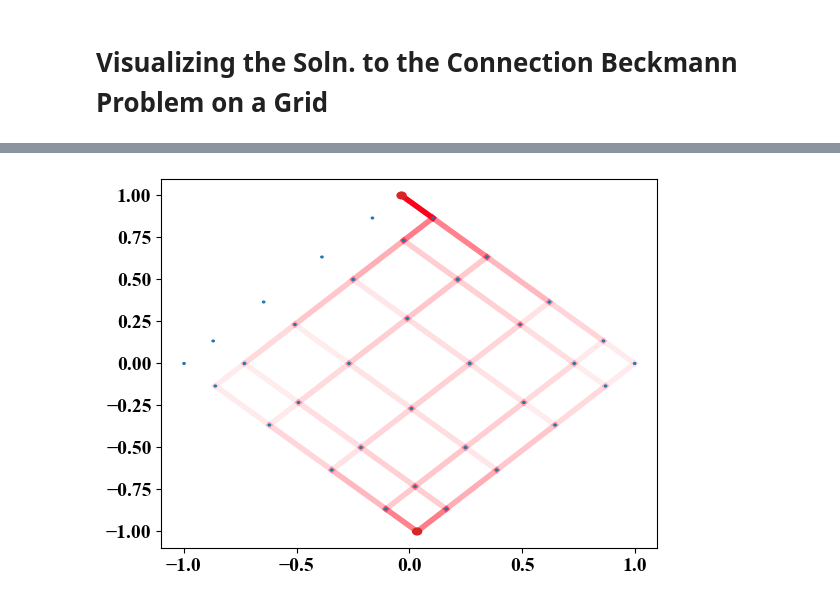
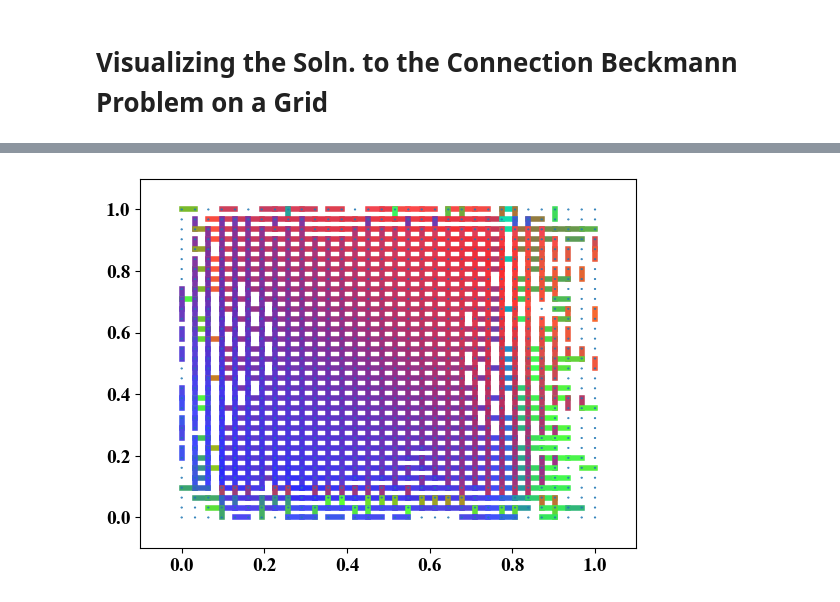
Before and after one commit to sawyer-jack-1/connection-graph-wasserstein, a Jupyter notebook: connection_beckmann_grid.ipynb, the cells around one changed output, grey strips where cells are left out. Drawn from its saved outputs; the diff is of its cells as text; code cells hidden in the pictures.

Commit message:
Working on visualization/embeddings

```diff
--- a/connection_beckmann_grid.ipynb
+++ b/connection_beckmann_grid.ipynb
@@ -15,17 +17,16 @@ from tqdm import tqdm
 Initialize the grid graph
 # %%
 
-GRID_WIDTH = 6
-GRID_HEIGHT = 6
-INTRINSIC_DIM = 2
+GRID_WIDTH = 32
+GRID_HEIGHT = 32
+INTRINSIC_DIM = 3
 
-ADD_ROTATIONAL_PERTURBATION = True
+ADD_ROTATIONAL_PERTURBATION = False
 THETA = math.pi / 2
 
 gridGraph = cnx.cnxFromPixelGrid(GRID_WIDTH, GRID_HEIGHT, INTRINSIC_DIM)
 
 if ADD_ROTATIONAL_PERTURBATION:
-
     r = np.array([[math.cos(THETA), -math.sin(THETA)], [math.sin(THETA), math.cos(THETA)]])
     gridGraph.updateEdgeSignature((0,1), r)
 
@@ -115,13 +148,7 @@ initialPhi = -np.matmul(np.linalg.pinv(np.matmul(B, B.T)), c)
 # %%
-
 learning_rate = 0.1
 alpha = 1
-n_epochs = 10000
+n_epochs = 1000
 
-print(B.T.shape)
-print(c.shape)
-print(w.shape)
-print(initialPhi.shape)
-
-gridPhi = optimize(B.T, w, c, alpha, learning_rate, n_epochs, phi0=initialPhi)
+gridPhi = cnx.optimize(B.T, w, c, alpha, learning_rate, n_epochs, phi0=initialPhi)
 # %% [output]
@@ -184,57 +174,62 @@ array([[ 1.23979775],
 # %%
 
-regularizedActiveEdges = active_edges(gridPhi, B.T, w, c).detach().numpy()
+regularizedActiveEdges = cnx.active_edges(gridPhi, B.T, w, c).detach().numpy()
+regularizedEdgeFlows = torch.matmul(B.T, gridPhi).detach().numpy()
 
-spectralEmbedding = nx.spectral_layout(gridGraph)
+spectralEmbedding = gridGraph.gridEmbedding
 
 TOLERANCE = 0
-MAX = np.max(abs(regularizedActiveEdges))
+MAX = np.max(regularizedActiveEdges)
 
 fig, ax = plt.subplots()
-ax.set_xlim((-1.1, 1.1))
-ax.set_ylim((-1.1, 1.1))
+ax.set_xlim((-.1, 1.1))
+ax.set_ylim((-.1, 1.1))
 
 for node in tqdm(list(range(gridGraph.nNodes))):
     center = spectralEmbedding[node][0], spectralEmbedding[node][1]
-    if node in [FROM_NODE_INDEX, TO_NODE_INDEX]:
-        col="tab:red"
-        zNode=4
-        r=2e-2
-         #ax.text(center[0], center[1], str(node+1))
-    else:
-        col="tab:blue"
-        zNode=4
-        r=5e-3
+    # if node in [FROM_NODE_INDEX, TO_NODE_INDEX]:
+    #     col="tab:red"
+    #     zNode=4
+    #     r=2e-2
+    #      #ax.text(center[0], center[1], str(node+1))
+    # else:
+    # phi = gridPhi.detach().numpy()
+    col = "tab:blue" # phi[(node * INTRINSIC_DIM) : ((node + 1) * INTRINSIC_DIM) ].tolist() + [1]  #"tab:blue"
+    zNode=4
+    r=1e-3
     nodeLabel = matplotlib.patches.Circle(center, radius=r, color=col, zorder=zNode)
     ax.add_patch(nodeLabel)
 
 for edgeIndex, edge in zip(range(gridGraph.nEdges), list(gridGraph.edges())):
 
+    flow = regularizedEdgeFlows[(edgeIndex * INTRINSIC_DIM) : ((edgeIndex + 1) * INTRINSIC_DIM) ]
+    #col = gridPhi[(edge[0] * INTRINSIC_DIM) : ((edge[0] + 1) * INTRINSIC_DIM) ]
+
+    flow = [1+x if x < 0 else 1 - x for x in flow] #1 + x
+
     if regularizedActiveEdges[edgeIndex] > TOLERANCE:
-        col=(1, 0, .1, abs(regularizedActiveEdges[edgeIndex])/MAX)
+        alpha = abs(regularizedActiveEdges[edgeIndex])/MAX
+        col= flow + [1] #[alpha] #(1, 0, .1, abs(regularizedActiveEdges[edgeIndex])/MAX)
         z = 3
         lw = 4
     else:
         #col="tab:blue"
         lw=0.5
         col=(1,1,1,0)
         z = 3
 
     fromNode = edge[0]
     toNode = edge[1]
     centerFromNode = spectralEmbedding[fromNode][0], spectralEmbedding[fromNode][1]
     centerToNode = spectralEmbedding[toNode][0], spectralEmbedding[toNode][1]
 
     ax.plot((centerFromNode[0], centerToNode[0]), (centerFromNode[1], centerToNode[1]), color=col, lw=lw)
-    # edgeLabel = Line3D((centerFromNode[0], centerToNode[0]), (centerFromNode[1], centerToNode[1]), (centerFromNode[2], centerToNode[2]), color=col, lw=3)
-    # edgeLabel.zorder = z
-    # ax.add_line(edgeLabel)
 
 plt.show()
 
 # xData, yData = spectralEmbedding.values
 # %% [output]
-[figure, old version]
+[figure, new version]
 # %%
 regularizedActiveEdges
 # %% [output]
```
Also changed, not shown: parts of 8 cells of this notebook, 2 other files.
